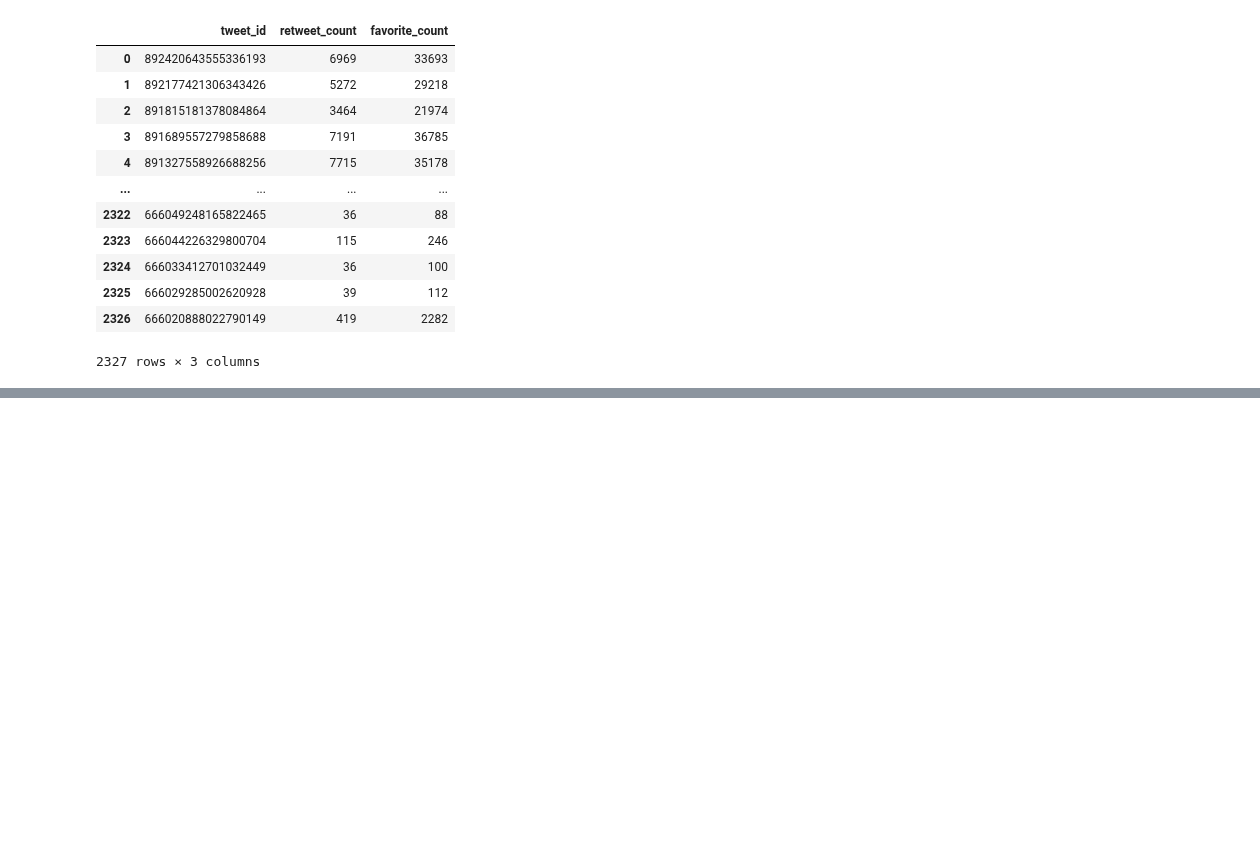
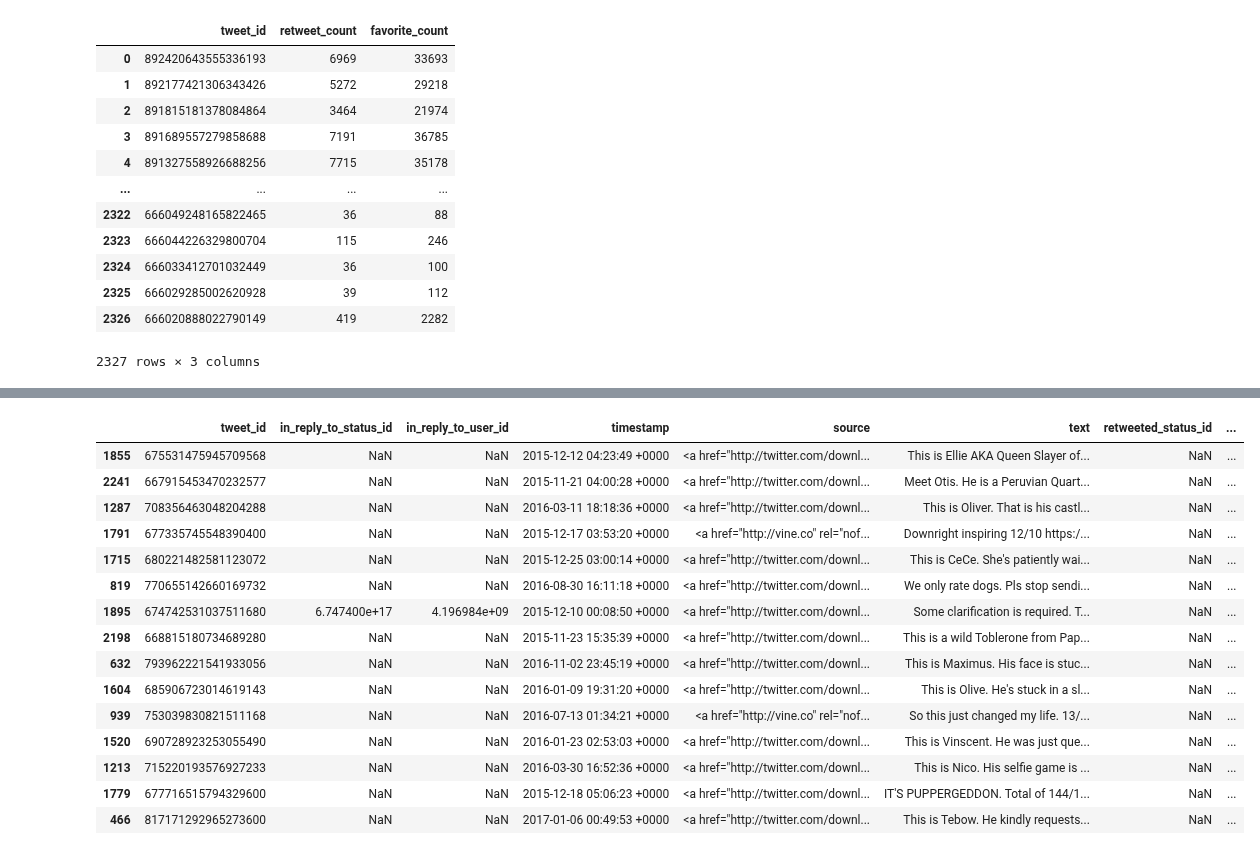
Before and after one commit to EsosaOrumwese/ALX-T-Nanodegree, a Jupyter notebook: Data Analytics/Projects/WeRateDogs Twitter/WeRateDogs Twitter_Data Wrangling Project.ipynb, the cells around one changed output, grey strips where cells are left out. Saved outputs shown, nothing was run; the diff lists cells and outputs as text; code cells hidden in the pictures; blank space fills up the shorter version.

```diff
--- a/Data Analytics/Projects/WeRateDogs Twitter/WeRateDogs Twitter_Data Wrangling Project.ipynb
+++ b/Data Analytics/Projects/WeRateDogs Twitter/WeRateDogs Twitter_Data Wrangling Project.ipynb
@@ -304,0 +344,19 @@ tweet_json_df
+# %%
+twitter_enhanced_df.sample(15)
+# %% [output]
+|  | tweet_id | in_reply_to_status_id | in_reply_to_user_id | timestamp | source | text | retweeted_status_id | ... |
+| 1855 | 675531475945709568 | NaN | NaN | 2015-12-12 04:23:49 +0000 | <a href="http://twitter.com/downl... | This is Ellie AKA Queen Slayer of... | NaN | ... |
+| 2241 | 667915453470232577 | NaN | NaN | 2015-11-21 04:00:28 +0000 | <a href="http://twitter.com/downl... | Meet Otis. He is a Peruvian Quart... | NaN | ... |
+| 1287 | 708356463048204288 | NaN | NaN | 2016-03-11 18:18:36 +0000 | <a href="http://twitter.com/downl... | This is Oliver. That is his castl... | NaN | ... |
+| 1791 | 677335745548390400 | NaN | NaN | 2015-12-17 03:53:20 +0000 | <a href="http://vine.co" rel="nof... | Downright inspiring 12/10 https:/... | NaN | ... |
+| 1715 | 680221482581123072 | NaN | NaN | 2015-12-25 03:00:14 +0000 | <a href="http://twitter.com/downl... | This is CeCe. She's patiently wai... | NaN | ... |
+| 819 | 770655142660169732 | NaN | NaN | 2016-08-30 16:11:18 +0000 | <a href="http://twitter.com/downl... | We only rate dogs. Pls stop sendi... | NaN | ... |
+| 1895 | 674742531037511680 | 6.747400e+17 | 4.196984e+09 | 2015-12-10 00:08:50 +0000 | <a href="http://twitter.com/downl... | Some clarification is required. T... | NaN | ... |
+| 2198 | 668815180734689280 | NaN | NaN | 2015-11-23 15:35:39 +0000 | <a href="http://twitter.com/downl... | This is a wild Toblerone from Pap... | NaN | ... |
+| 632 | 793962221541933056 | NaN | NaN | 2016-11-02 23:45:19 +0000 | <a href="http://twitter.com/downl... | This is Maximus. His face is stuc... | NaN | ... |
+| 1604 | 685906723014619143 | NaN | NaN | 2016-01-09 19:31:20 +0000 | <a href="http://twitter.com/downl... | This is Olive. He's stuck in a sl... | NaN | ... |
+| 939 | 753039830821511168 | NaN | NaN | 2016-07-13 01:34:21 +0000 | <a href="http://vine.co" rel="nof... | So this just changed my life. 13/... | NaN | ... |
+| 1520 | 690728923253055490 | NaN | NaN | 2016-01-23 02:53:03 +0000 | <a href="http://twitter.com/downl... | This is Vinscent. He was just que... | NaN | ... |
+| 1213 | 715220193576927233 | NaN | NaN | 2016-03-30 16:52:36 +0000 | <a href="http://twitter.com/downl... | This is Nico. His selfie game is ... | NaN | ... |
+| 1779 | 677716515794329600 | NaN | NaN | 2015-12-18 05:06:23 +0000 | <a href="http://twitter.com/downl... | IT'S PUPPERGEDDON. Total of 144/1... | NaN | ... |
+| 466 | 817171292965273600 | NaN | NaN | 2017-01-06 00:49:53 +0000 | <a href="http://twitter.com/downl... | This is Tebow. He kindly requests... | NaN | ... |
```
Also changed, not shown: parts of 22 cells of this notebook.
